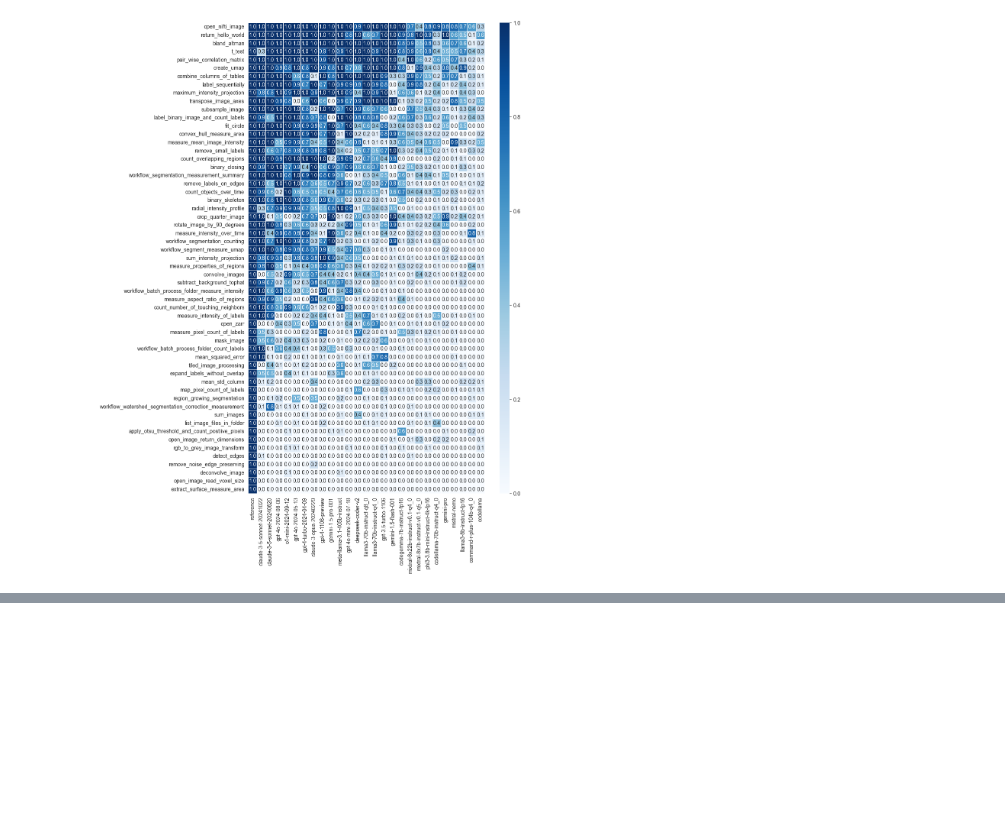
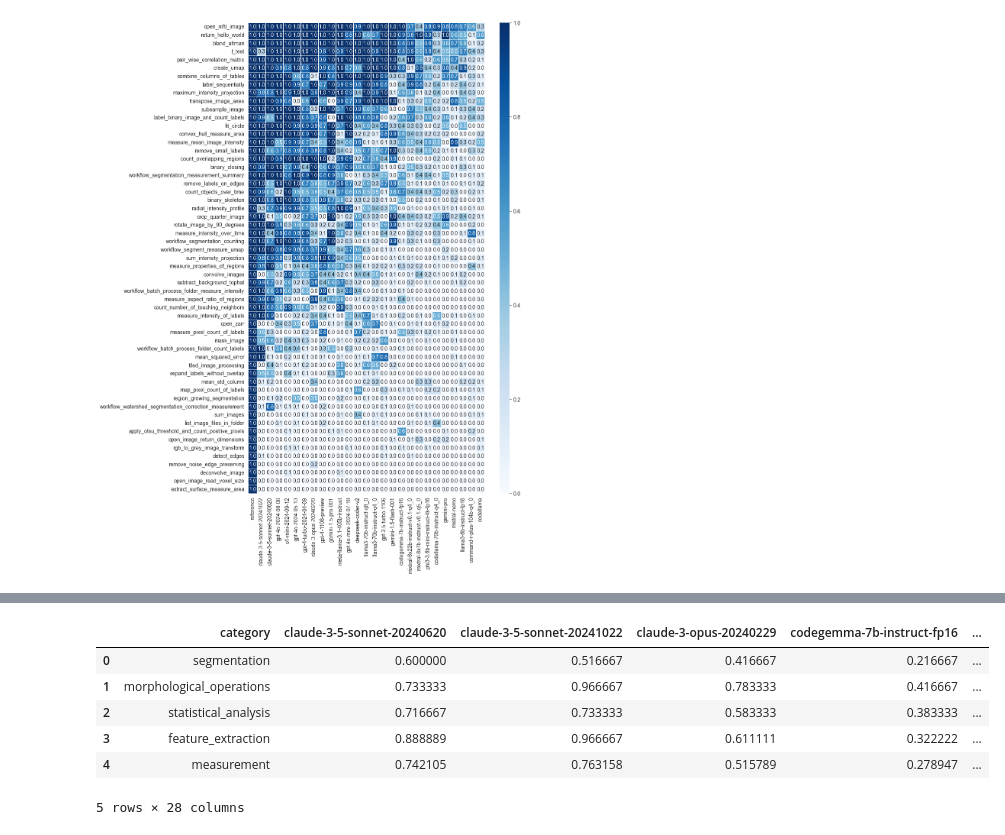
Before and after one commit to haesleinhuepf/human-eval-bia, a Jupyter notebook: demo/summarize_by_case.ipynb, the cells around one changed output, grey strips where cells are left out. Saved outputs shown, nothing was run; the diff lists cells and outputs as text; code cells hidden in the pictures; blank space fills up the shorter version.

```diff
--- a/demo/summarize_by_case.ipynb
+++ b/demo/summarize_by_case.ipynb
@@ -167,0 +166,17 @@ with open("model_order.txt", 'w') as f:
+# %%
+import yaml
+
+# Read YAML file with categorised tasks
+with open("categorise_functions.yaml", 'r') as stream:
+    category_function = yaml.safe_load(stream)
+
+
+#swap key values in dict so list of values become keys and keys are values
+function_category = {}
+for category, functions in category_function.items():
+    for function in functions:
+        if function in function_category:
+            function_category[function].append(category)
+        else:
+            function_category[function] = [category]
+function_category
@@ -167,0 +218,17 @@ with open("model_order.txt", 'w') as f:
+# %%
+#For each model, get the average passed rate for each category and create a new dataframe
+category_results = {}
+for category in function_category.keys():
+    category_results[category] = df[df[category]==1].groupby(['model',category])['passed'].mean().reset_index(level=1, drop=True)
+
+category_df = pd.DataFrame.from_dict(category_results,orient='index').reset_index().rename(columns={'index':'category'})
+
+category_df.head()
+# %% [output]
+|  | category | claude-3-5-sonnet-20240620 | claude-3-5-sonnet-20241022 | claude-3-opus-20240229 | codegemma-7b-instruct-fp16 | ... |
+| 0 | segmentation | 0.600000 | 0.516667 | 0.416667 | 0.216667 | ... |
+| 1 | morphological_operations | 0.733333 | 0.966667 | 0.783333 | 0.416667 | ... |
+| 2 | statistical_analysis | 0.716667 | 0.733333 | 0.583333 | 0.383333 | ... |
+| 3 | feature_extraction | 0.888889 | 0.966667 | 0.611111 | 0.322222 | ... |
+| 4 | measurement | 0.742105 | 0.763158 | 0.515789 | 0.278947 | ... |
+5 rows × 28 columns
```
Also changed, not shown: parts of 11 cells of this notebook, 3 other files.
